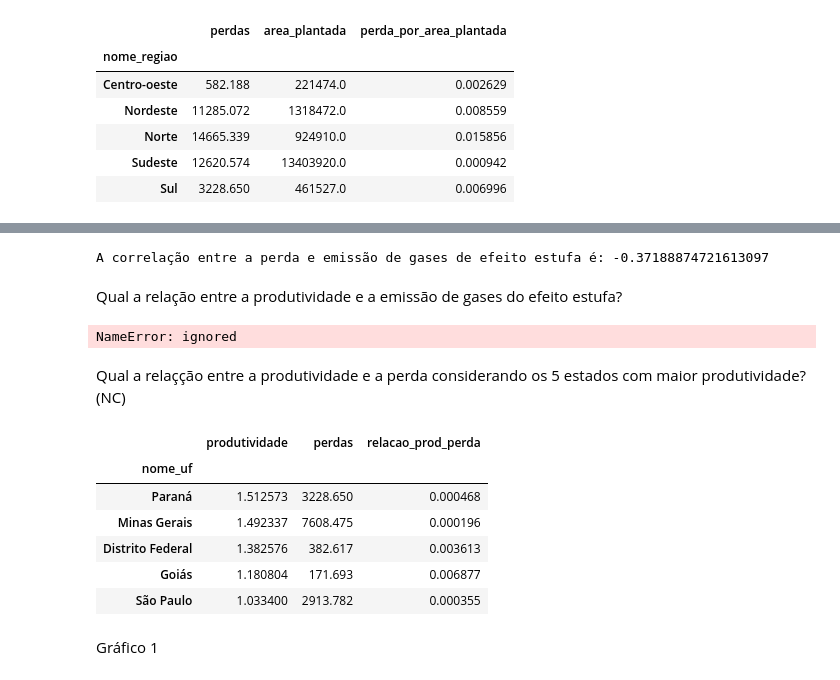
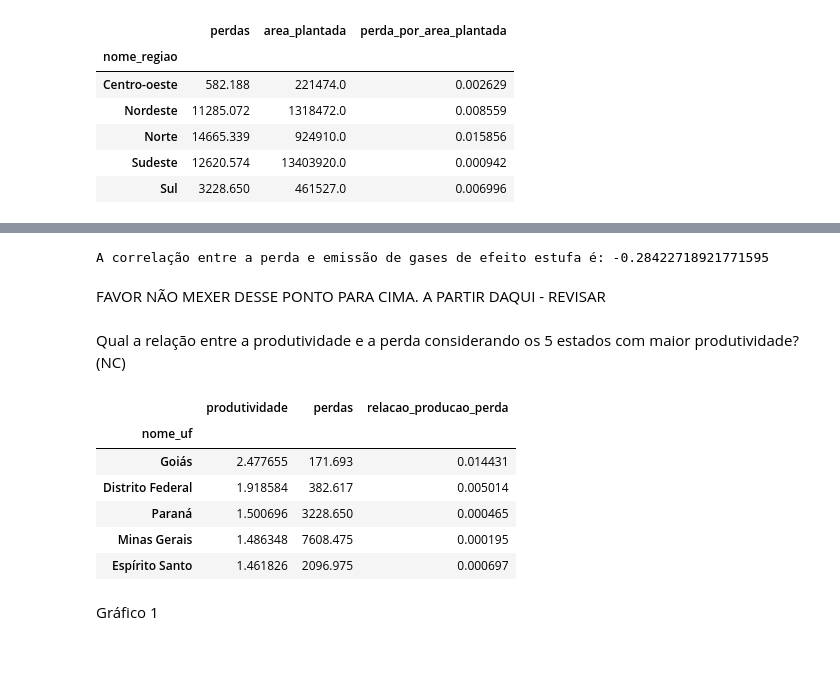
Before and after one commit to hn5003162/Analise_Exploratoria_de_Dados, a Jupyter notebook: Projeto_Aplicado_I_Análise_Exploratória_de_Dados_versao_final_etapa2.ipynb, the cells around one changed output, grey strips where cells are left out. Saved outputs shown, nothing was run; the diff lists cells and outputs as text; code cells hidden in the pictures.

Commit message:
Versão com somente o código do Nícolas e do Felipe para corrigir

```diff
--- a/Projeto_Aplicado_I_Análise_Exploratória_de_Dados_versao_final_etapa2.ipynb
+++ b/Projeto_Aplicado_I_Análise_Exploratória_de_Dados_versao_final_etapa2.ipynb
@@ -162,45 +129,48 @@ Diminuir a perda reflete diretamente na diminuição da emissão dos gases?
 # %%
-# Correlacionando a perda e a emissão de gases de efeito estufa
-correlacao = base_emissao['perda'].corr(base_emissao['emissao'])
+# Cria dataframe, elimina NAs
+base_perda_emissao = base[["ano", "nome_regiao", "area_plantada", "area_colhida", "perdas", "emissao"]]
+base_perda_emissao = base_perda_emissao.dropna()
+
+# Agrupa e soma
+base_perda_emissao = base_perda_emissao.groupby(['ano', 'nome_regiao']).sum()
+
+# Cálculo da correção
+correlacao = base_perda_emissao['perdas'].corr(base_perda_emissao['emissao'])
 
 # Correlação negativa: significa que há uma relação inversa entre perda e emissão.
 # Correlação positiva: significa que há uma relação direta entre perda e emissão.
 
 print(f"A correlação entre a perda e emissão de gases de efeito estufa é: {correlacao}")
 # %% [output]
-A correlação entre a perda e emissão de gases de efeito estufa é: -0.37188874721613097
+A correlação entre a perda e emissão de gases de efeito estufa é: -0.28422718921771595
+# %% [markdown]
+FAVOR NÃO MEXER DESSE PONTO PARA CIMA.
+A PARTIR DAQUI - REVISAR
 # %% [markdown]
-Qual a relação entre a produtividade e a emissão de gases do efeito estufa?
+Qual a relação entre a produtividade e a perda considerando os 5 estados com maior produtividade? (NC)
-# %%
-# Calculo da produtividade
-base['produtividade'] = base['producao_cafe'] / base['area_colhida']
-# Agrupamento por ano e região e calculo da média da produtividade e a soma das emissões
-base_prod_emissao = base.groupby(['ano', 'nome_regiao'])[['produtividade', 'emissao']].agg({'produtividade':'mean', 'emissao':'sum'})
-# Relação entre a produtividade e emissão de gases de efeito estufa
-base_prod_emissao['relacao_prod_emissao'] = base_prod_emissao['produtividade'] / base_prod_emissao['emissao']
-display(base_prod_emissao)
-# %% [output]
-NameError: ignored
-# %% [markdown]
-Qual a relaçção entre a produtividade e a perda considerando os 5 estados com maior produtividade? (NC)
 # %%
-# Calculo da produtividade
-base['produtividade'] = base['producao_cafe'] / base['area_colhida']
-# Agrupamento por estado e calculo da média da produtividade e a soma das perdas
-base_prod_perda = base.groupby(['nome_uf'])[['produtividade', 'perdas']].agg({'produtividade':'mean', 'perdas':'sum'})
+# Cria o dataframe e retira todo e qualquer registro com NaN, seja da area plantada, da quantidade produzida ou na emissao"
+base_produtividade_perda_top5 = base[["nome_uf","area_plantada","quantidade_produzida","perdas"]]
+base_produtividade_perda_top5 = base_produtividade_perda_top5.dropna()
+
+# adiciona uma coluna da produtividade (quantidade_produzida / area_plantada)
+base_produtividade_perda_top5["produtividade"] = base_produtividade_perda_top5["quantidade_produzida"] / base_produtividade_perda_top5["area_plantada"]
+
+
+base_produtividade_perda_top5 = base_produtividade_perda_top5.groupby(['nome_uf'])[['produtividade', 'perdas']].agg({'produtividade':'mean', 'perdas':'sum'})
 # Ordenamento dos estados pela produtividade em ordem decrescente e selecionando os 5 primeiros
-top_5_estados = base_prod_perda.nlargest(5, 'produtividade')
+top_5_estados = base_produtividade_perda_top5.nlargest(5, 'produtividade')
 # Relação entre produtividade e perda
-top_5_estados['relacao_prod_perda'] = top_5_estados['produtividade'] / top_5_estados['perdas']
+top_5_estados['relacao_producao_perda'] = top_5_estados['produtividade'] / top_5_estados['perdas']
 display(top_5_estados)
 # %% [output]
-|  | produtividade | perdas | relacao_prod_perda |
+|  | produtividade | perdas | relacao_producao_perda |
 | nome_uf |  |  |  |
-| Paraná | 1.512573 | 3228.650 | 0.000468 |
-| Minas Gerais | 1.492337 | 7608.475 | 0.000196 |
-| Distrito Federal | 1.382576 | 382.617 | 0.003613 |
-| Goiás | 1.180804 | 171.693 | 0.006877 |
-| São Paulo | 1.033400 | 2913.782 | 0.000355 |
+| Goiás | 2.477655 | 171.693 | 0.014431 |
+| Distrito Federal | 1.918584 | 382.617 | 0.005014 |
+| Paraná | 1.500696 | 3228.650 | 0.000465 |
+| Minas Gerais | 1.486348 | 7608.475 | 0.000195 |
+| Espírito Santo | 1.461826 | 2096.975 | 0.000697 |
 # %% [markdown]
 Gráfico 1
 # %%
```
Also changed, not shown: parts of 8 cells of this notebook.
